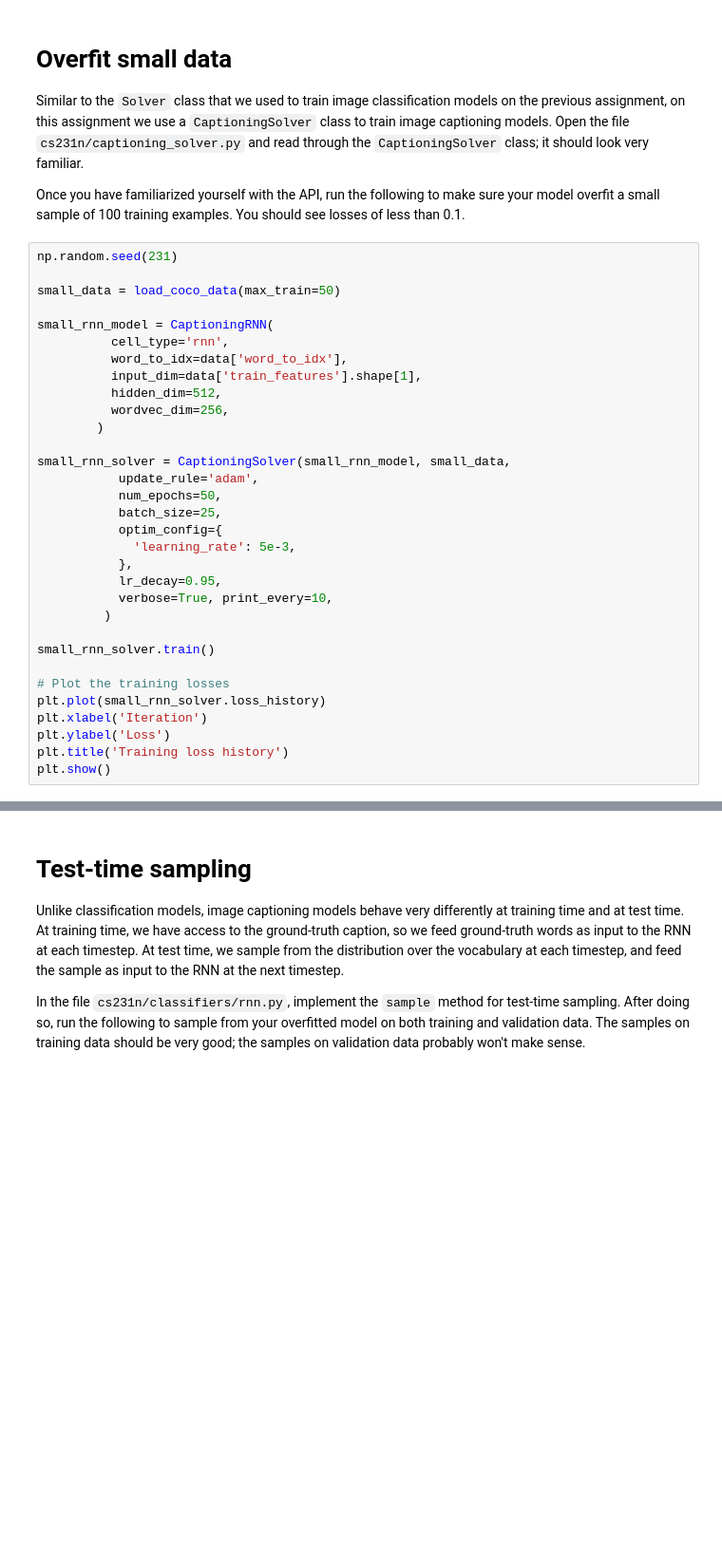
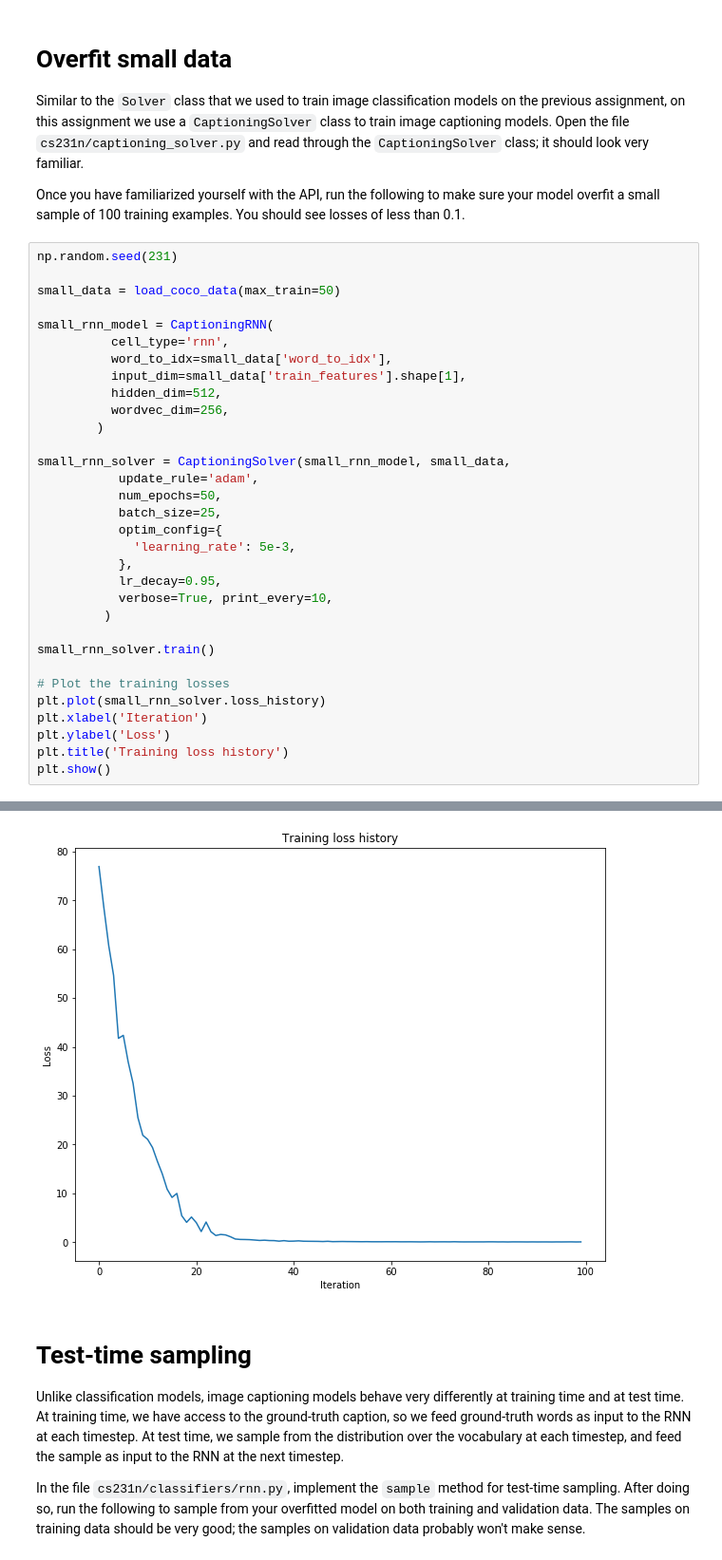
Before and after one commit to aweitz/cs231n-hw3, a Jupyter notebook: RNN_Captioning.ipynb, the cells around one changed output, grey strips where cells are left out. Shown at 95% size. Saved outputs shown, nothing was run; the diff lists cells and outputs as text; blank space fills up the shorter version.

```diff
--- a/RNN_Captioning.ipynb
+++ b/RNN_Captioning.ipynb
@@ -424,8 +453,8 @@ small_data = load_coco_data(max_train=50)
 
 small_rnn_model = CaptioningRNN(
           cell_type='rnn',
-          word_to_idx=data['word_to_idx'],
-          input_dim=data['train_features'].shape[1],
+          word_to_idx=small_data['word_to_idx'],
+          input_dim=small_data['train_features'].shape[1],
           hidden_dim=512,
           wordvec_dim=256,
         )
@@ -449,3 +478,4 @@ plt.xlabel('Iteration')
 plt.ylabel('Loss')
 plt.title('Training loss history')
 plt.show()
+# %% [output]
@@ -452,3 +492,4 @@ plt.show()
+[figure, added]
 # %% [markdown]
 # Test-time sampling
 Unlike classification models, image captioning models behave very differently at training time and at test time. At training time, we have access to the ground-truth caption, so we feed ground-truth words as input to the RNN at each timestep. At test time, we sample from the distribution over the vocabulary at each timestep, and feed the sample as input to the RNN at the next timestep.
```
Also changed, not shown: parts of 11 cells of this notebook, 3 other files.
